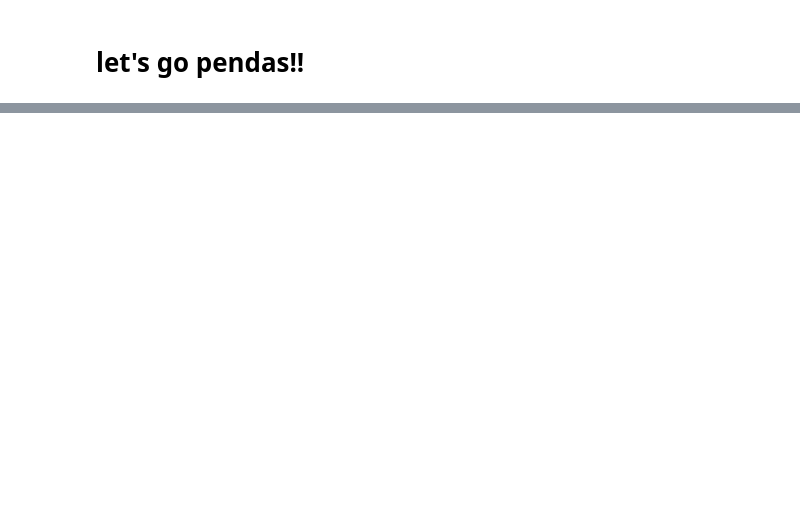
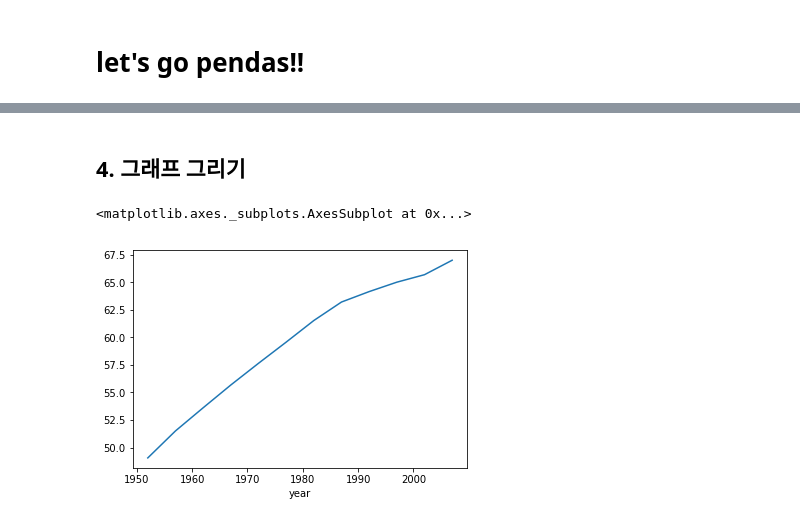
Before and after one commit to pentagram5/Python_study, a Jupyter notebook: 20200514 pandas 실습.ipynb, the cells around one changed output, grey strips where cells are left out. Saved outputs shown, nothing was run; the diff lists cells and outputs as text; code cells hidden in the pictures; blank space fills up the shorter version.

```diff
--- a/20200514 pandas 실습.ipynb
+++ b/20200514 pandas 실습.ipynb
@@ -7,4 +7,3 @@ import pandas
 # %%
-df = pandas.read_csv('../data/gapminder.tsv', sep='\t')
+df = pd.read_csv('../data/gapminder.tsv', sep='\t')
 #sep = 구분 방법, \t=> 탭으로 설정
-df
@@ -29,0 +440,2 @@ df
+# %% [markdown]
+## 4. 그래프 그리기
@@ -29,0 +445,8 @@ df
+# %%
+global_year_life_exp = df.groupby('year')['lifeExp'].mean()
+# %%
+global_year_life_exp.plot()
+#단순 2열짜리 그래프는 plot()으로 간단하게 표현가능하다.
+# %% [output]
+<matplotlib.axes._subplots.AxesSubplot at 0x...>
+[figure, added]
```
Also changed, not shown: parts of 63 cells of this notebook, 2 other files.
